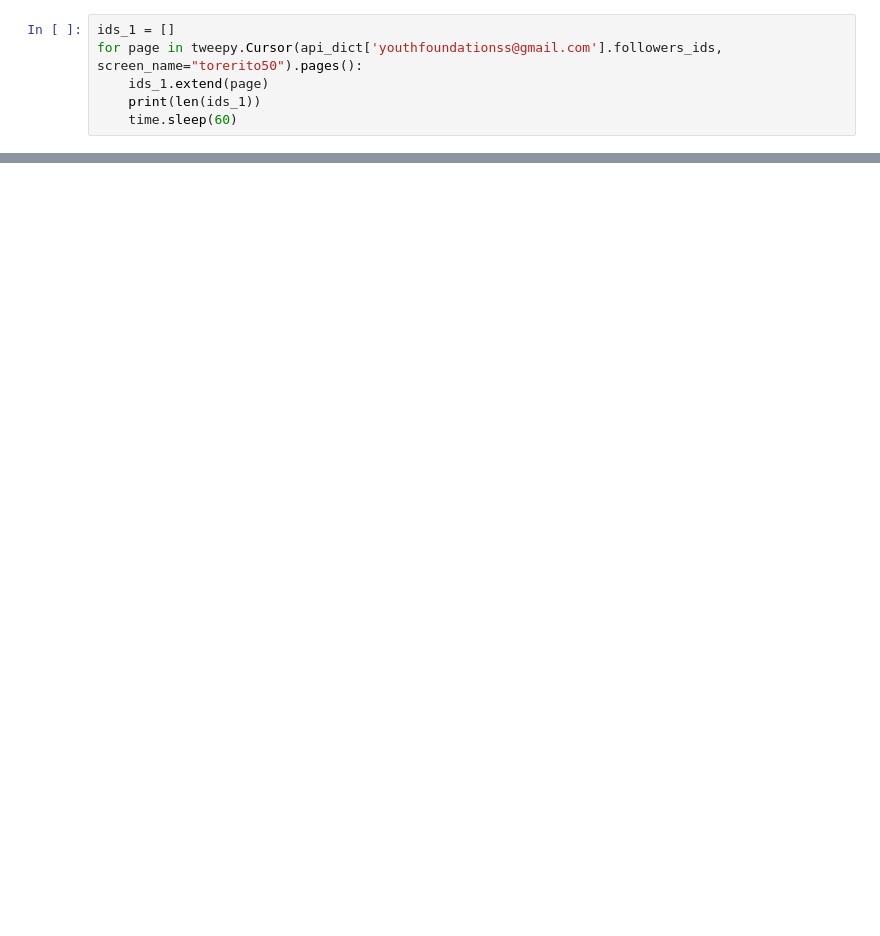
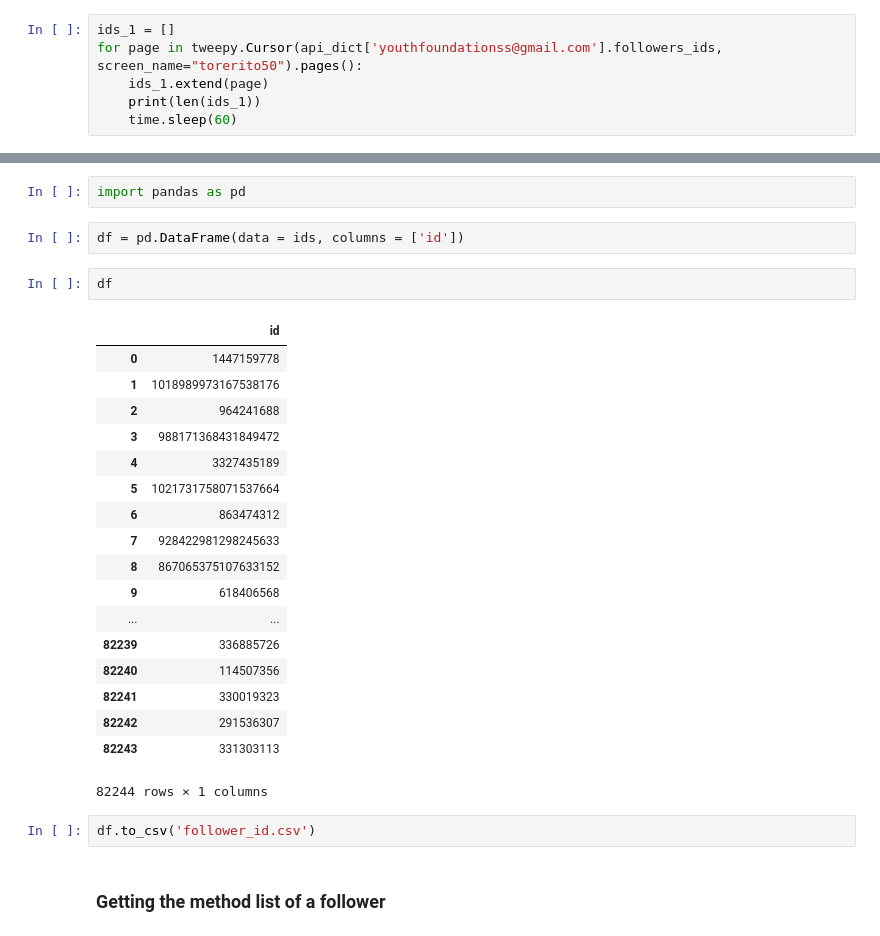
Before and after one commit to ayushxx7/SeleniumTesting, a Jupyter notebook: twitter_experiments/Twitter_Finalized/Untitled.ipynb, the cells around one changed output, grey strips where cells are left out. Drawn from its saved outputs; the diff is of its cells as text; blank space fills up the shorter version.

```diff
--- a/twitter_experiments/Twitter_Finalized/Untitled.ipynb
+++ b/twitter_experiments/Twitter_Finalized/Untitled.ipynb
@@ -227,0 +299,29 @@ for page in tweepy.Cursor(api_dict['youthfoundationss@gmail.com'].followers_ids,
+# %%
+import pandas as pd
+# %%
+df = pd.DataFrame(data = ids, columns = ['id'])
+# %%
+df
+# %% [output]
+|  | id |
+| 0 | 1447159778 |
+| 1 | 1018989973167538176 |
+| 2 | 964241688 |
+| 3 | 988171368431849472 |
+| 4 | 3327435189 |
+| 5 | 1021731758071537664 |
+| 6 | 863474312 |
+| 7 | 928422981298245633 |
+| 8 | 867065375107633152 |
+| 9 | 618406568 |
+| ... | ... |
+| 82239 | 336885726 |
+| 82240 | 114507356 |
+| 82241 | 330019323 |
+| 82242 | 291536307 |
+| 82243 | 331303113 |
+82244 rows × 1 columns
+# %%
+df.to_csv('follower_id.csv')
+# %% [markdown]
+### Getting the method list of a follower
```
Also changed, not shown: parts of 21 cells of this notebook.
